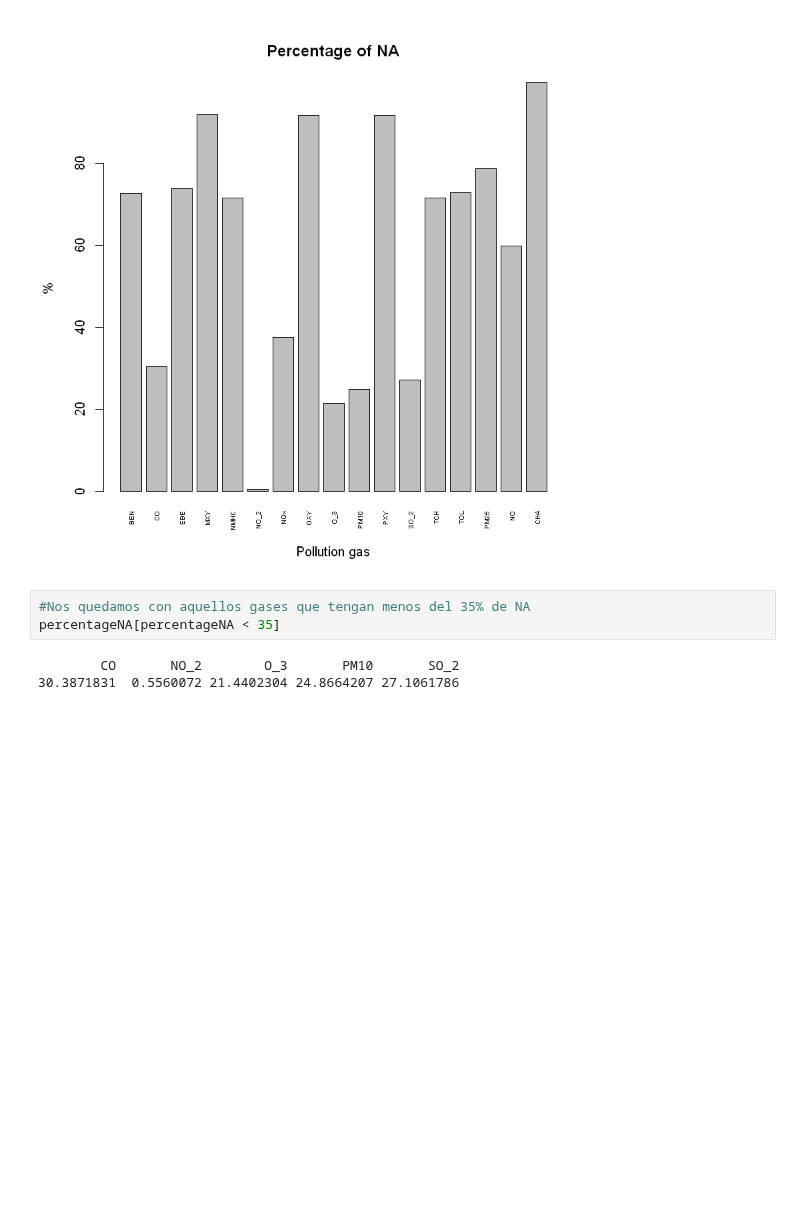
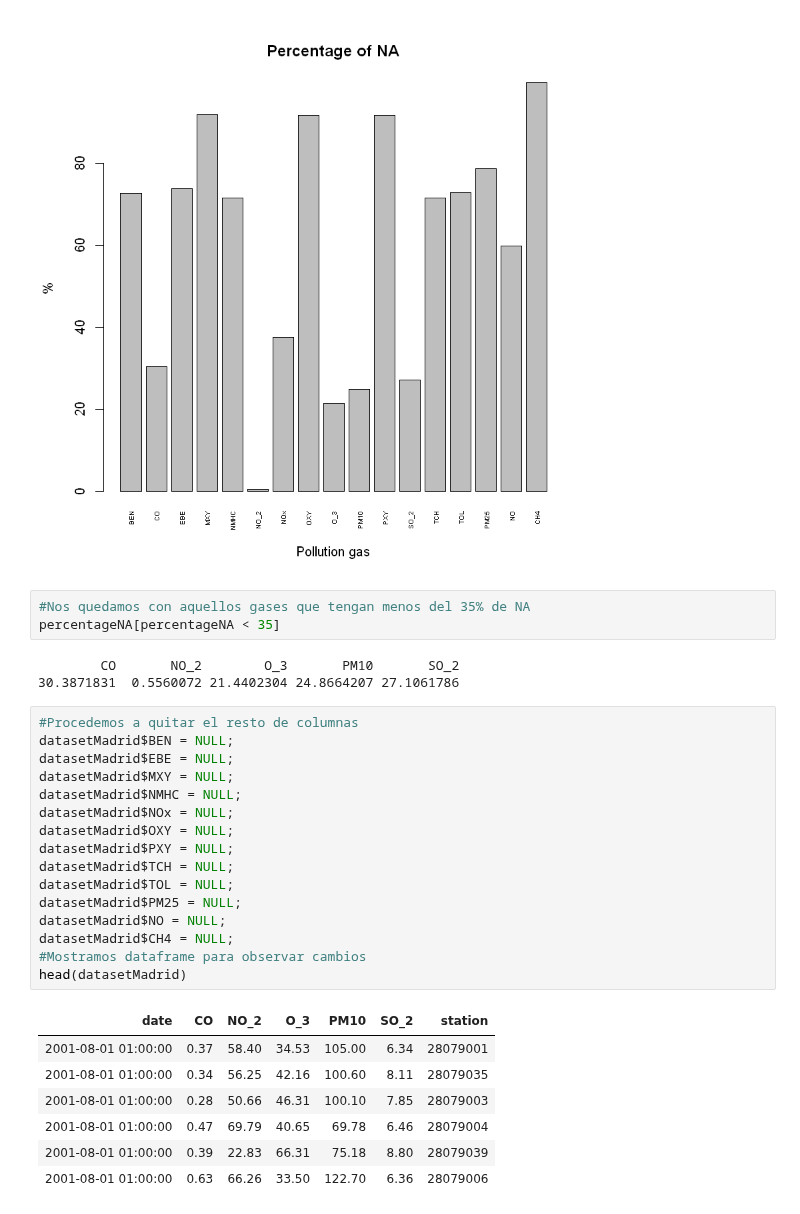
Before and after one commit to manumonforte/DataMining-BigDataParadigm, a Jupyter notebook: Estudio.ipynb, the cells around one changed output. Drawn from its saved outputs; the diff is of its cells as text; blank space fills up the shorter version.

```diff
--- a/Estudio.ipynb
+++ b/Estudio.ipynb
@@ -148,3 +145,27 @@ percentageNA[percentageNA < 35]
 # %% [output]
         CO       NO_2        O_3       PM10       SO_2
 30.3871831  0.5560072 21.4402304 24.8664207 27.1061786
+# %%
+#Procedemos a quitar el resto de columnas
+datasetMadrid$BEN = NULL;
+datasetMadrid$EBE = NULL;
+datasetMadrid$MXY = NULL;
+datasetMadrid$NMHC = NULL;
+datasetMadrid$NOx = NULL;
+datasetMadrid$OXY = NULL;
+datasetMadrid$PXY = NULL;
+datasetMadrid$TCH = NULL;
+datasetMadrid$TOL = NULL;
+datasetMadrid$PM25 = NULL;
+datasetMadrid$NO = NULL;
+datasetMadrid$CH4 = NULL;
+#Mostramos dataframe para observar cambios
+head(datasetMadrid)
+# %% [output]
+| date | CO | NO_2 | O_3 | PM10 | SO_2 | station |
+| 2001-08-01 01:00:00 | 0.37 | 58.40 | 34.53 | 105.00 | 6.34 | 28079001 |
+| 2001-08-01 01:00:00 | 0.34 | 56.25 | 42.16 | 100.60 | 8.11 | 28079035 |
+| 2001-08-01 01:00:00 | 0.28 | 50.66 | 46.31 | 100.10 | 7.85 | 28079003 |
+| 2001-08-01 01:00:00 | 0.47 | 69.79 | 40.65 | 69.78 | 6.46 | 28079004 |
+| 2001-08-01 01:00:00 | 0.39 | 22.83 | 66.31 | 75.18 | 8.80 | 28079039 |
+| 2001-08-01 01:00:00 | 0.63 | 66.26 | 33.50 | 122.70 | 6.36 | 28079006 |
```
Also changed, not shown: parts of 5 cells of this notebook.
